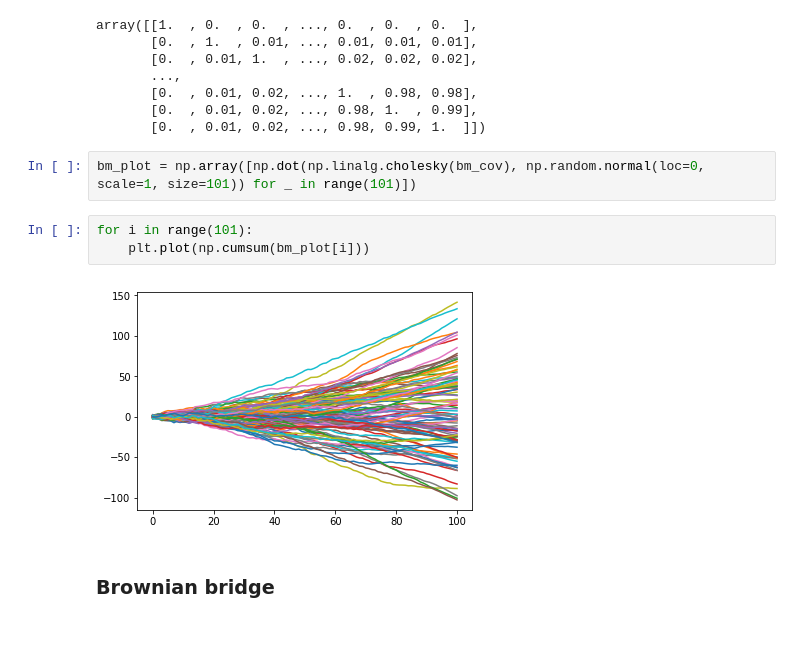
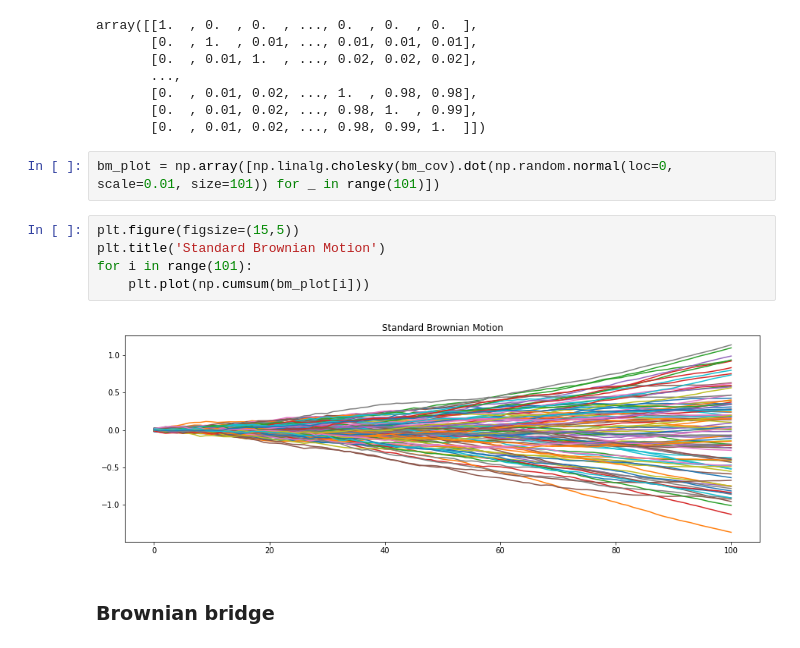
Before and after one commit to raj-rao-rr/MTH_5500, a Jupyter notebook: hw2_mth5500_rao_mahi_chernositov.ipynb, the cells around one changed output. Drawn from its saved outputs; the diff is of its cells as text.

```diff
--- a/hw2_mth5500_rao_mahi_chernositov.ipynb
+++ b/hw2_mth5500_rao_mahi_chernositov.ipynb
@@ -44,12 +44,14 @@ array([[1.  , 0.  , 0.  , ..., 0.  , 0.  , 0.  ],
        [0.  , 0.01, 0.02, ..., 0.98, 1.  , 0.99],
        [0.  , 0.01, 0.02, ..., 0.98, 0.99, 1.  ]])
 # %%
-bm_plot = np.array([np.dot(np.linalg.cholesky(bm_cov), np.random.normal(loc=0, scale=1, size=101)) for _ in range(101)])
+bm_plot = np.array([np.linalg.cholesky(bm_cov).dot(np.random.normal(loc=0, scale=0.01, size=101)) for _ in range(101)])
 # %%
+plt.figure(figsize=(15,5))
+plt.title('Standard Brownian Motion')
 for i in range(101):
     plt.plot(np.cumsum(bm_plot[i]))
 # %% [output]
-[figure, old version]
+[figure, new version]
 # %% [markdown]
 ### Brownian bridge
 # %%
```
